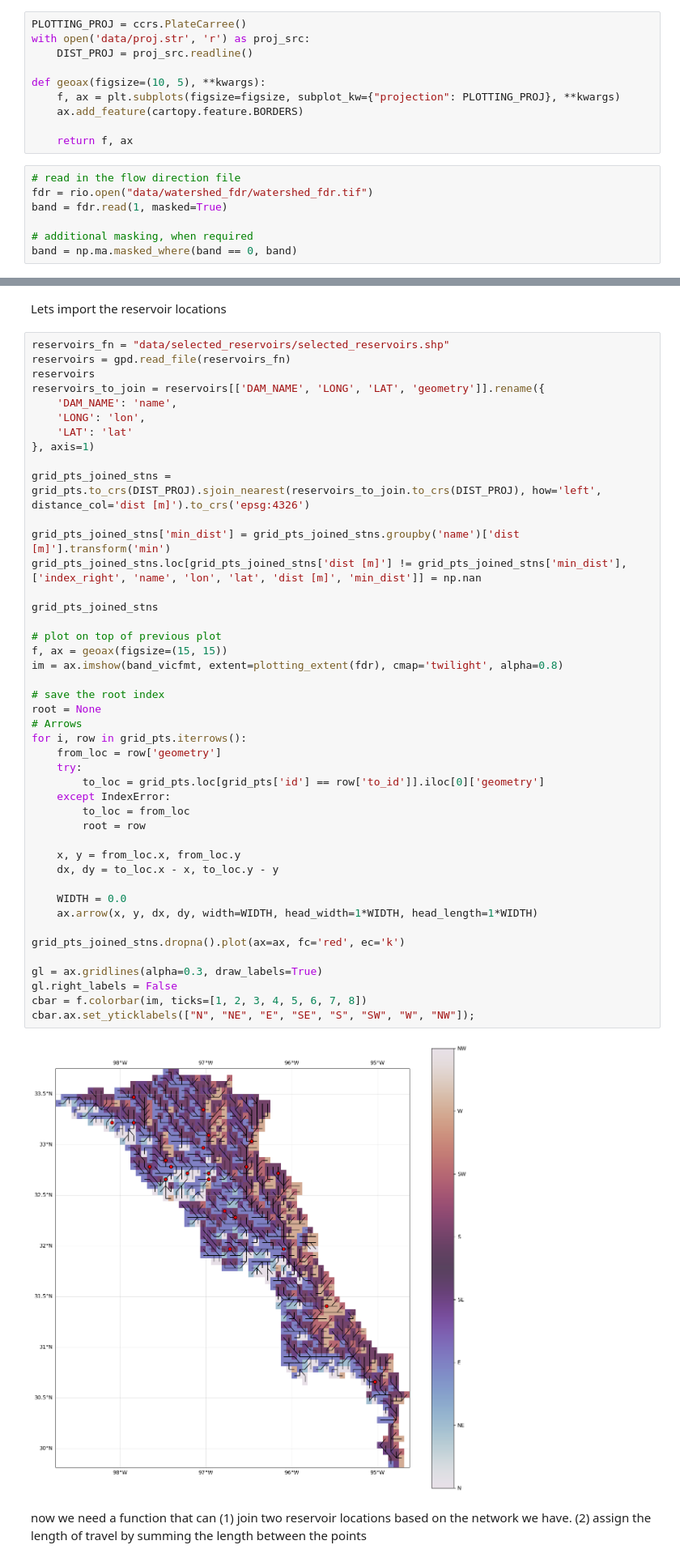
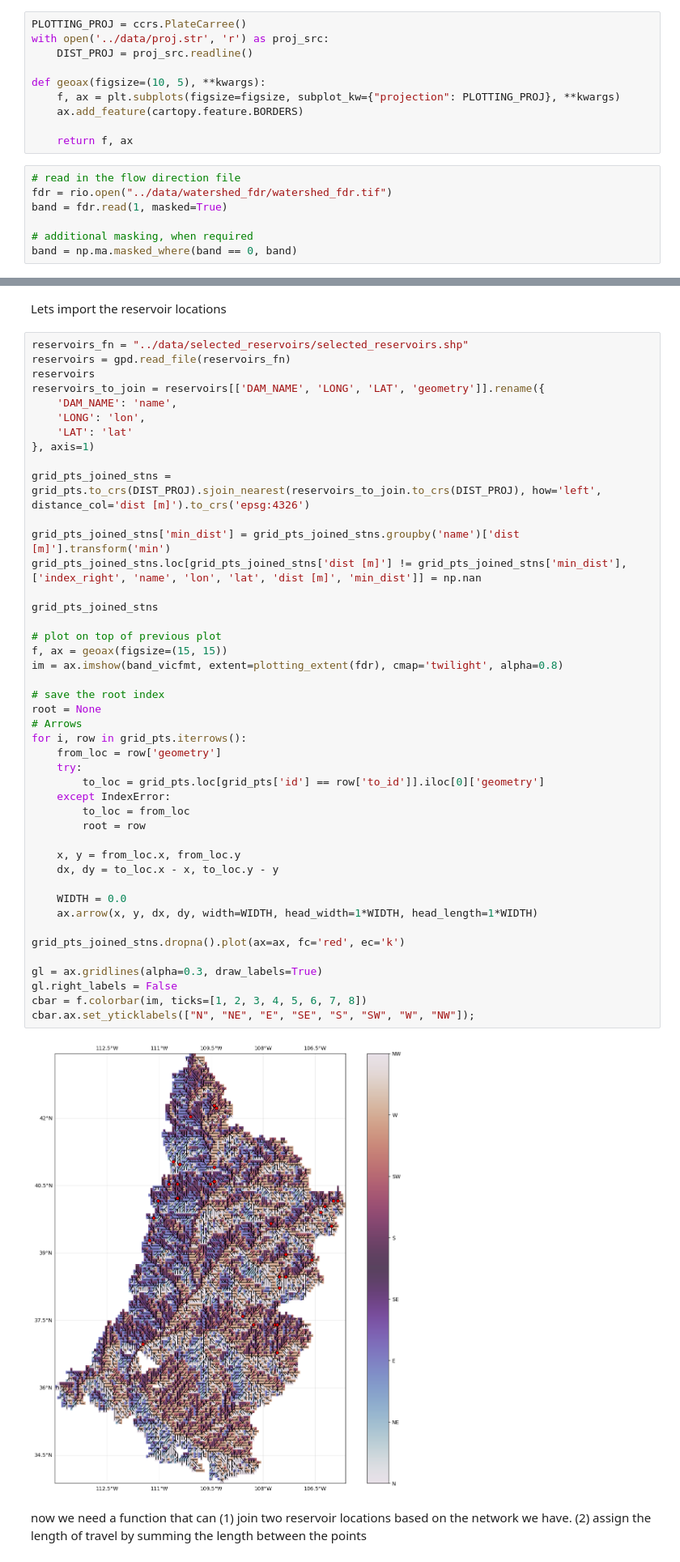
Before and after one commit to pritamd47/ReservoirNetwork, a Jupyter notebook: notebooks/Network-Generation.ipynb, the cells around one changed output, grey strips where cells are left out. Shown at 81% size. Drawn from its saved outputs; the diff is of its cells as text.

```diff
--- a/notebooks/Network-Generation.ipynb
+++ b/notebooks/Network-Generation.ipynb
@@ -16,6 +23,6 @@ from shapely.geometry import Point
 # %%
 PLOTTING_PROJ = ccrs.PlateCarree()
-with open('data/proj.str', 'r') as proj_src:
+with open('../data/proj.str', 'r') as proj_src:
     DIST_PROJ = proj_src.readline()
 
 def geoax(figsize=(10, 5), **kwargs):
@@ -25,7 +32,7 @@ def geoax(figsize=(10, 5), **kwargs):
     return f, ax
 # %%
 # read in the flow direction file
-fdr = rio.open("data/watershed_fdr/watershed_fdr.tif")
+fdr = rio.open("../data/watershed_fdr/watershed_fdr.tif")
 band = fdr.read(1, masked=True)
 
 # additional masking, when required
@@ -223,7 +213,7 @@ Name: 4156, dtype: object
 # %% [markdown]
 Lets import the reservoir locations
 # %%
-reservoirs_fn = "data/selected_reservoirs/selected_reservoirs.shp"
+reservoirs_fn = "../data/selected_reservoirs/selected_reservoirs.shp"
 reservoirs = gpd.read_file(reservoirs_fn)
 reservoirs
 reservoirs_to_join = reservoirs[['DAM_NAME', 'LONG', 'LAT', 'geometry']].rename({
@@ -240,34 +230,34 @@ grid_pts_joined_stns.loc[grid_pts_joined_stns['dist [m]'] != grid_pts_joined_stn
 grid_pts_joined_stns
 
 # plot on top of previous plot
 f, ax = geoax(figsize=(15, 15))
 im = ax.imshow(band_vicfmt, extent=plotting_extent(fdr), cmap='twilight', alpha=0.8)
 
 # save the root index
 root = None
 # Arrows
 for i, row in grid_pts.iterrows():
     from_loc = row['geometry']
     try:
         to_loc = grid_pts.loc[grid_pts['id'] == row['to_id']].iloc[0]['geometry']
     except IndexError:
         to_loc = from_loc
         root = row
 
     x, y = from_loc.x, from_loc.y
     dx, dy = to_loc.x - x, to_loc.y - y
 
     WIDTH = 0.0
     ax.arrow(x, y, dx, dy, width=WIDTH, head_width=1*WIDTH, head_length=1*WIDTH)
 
 grid_pts_joined_stns.dropna().plot(ax=ax, fc='red', ec='k')
 
 gl = ax.gridlines(alpha=0.3, draw_labels=True)
 gl.right_labels = False
 cbar = f.colorbar(im, ticks=[1, 2, 3, 4, 5, 6, 7, 8])
 cbar.ax.set_yticklabels(["N", "NE", "E", "SE", "S", "SW", "W", "NW"]);
 # %% [output]
-[figure, old version]
+[figure, new version]
 # %% [markdown]
 now we need a function that can (1) join two reservoir locations based on the network we have. (2) assign the length of travel by summing the length between the points
 # %%
```
Also changed, not shown: parts of 14 cells of this notebook.
